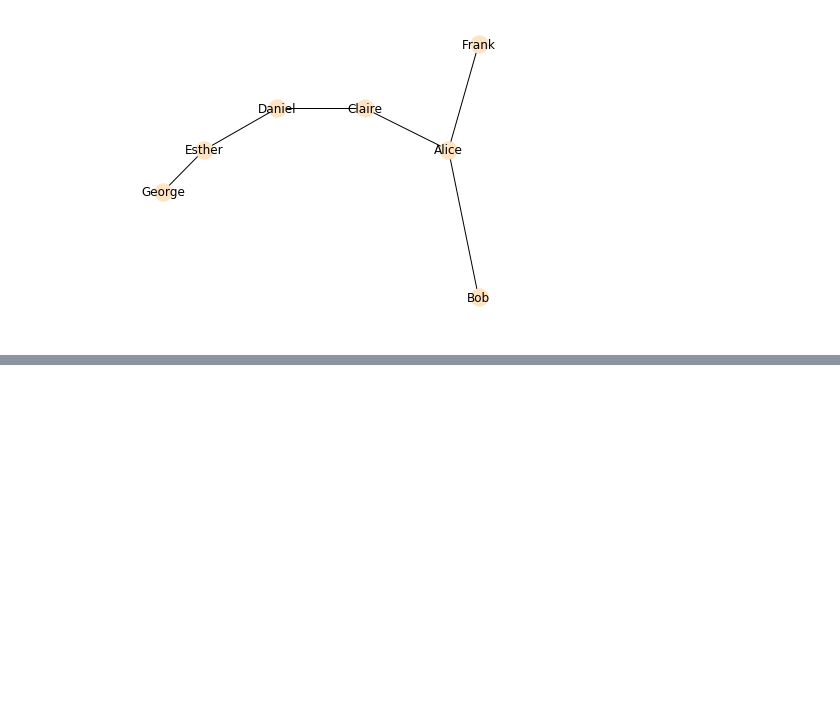
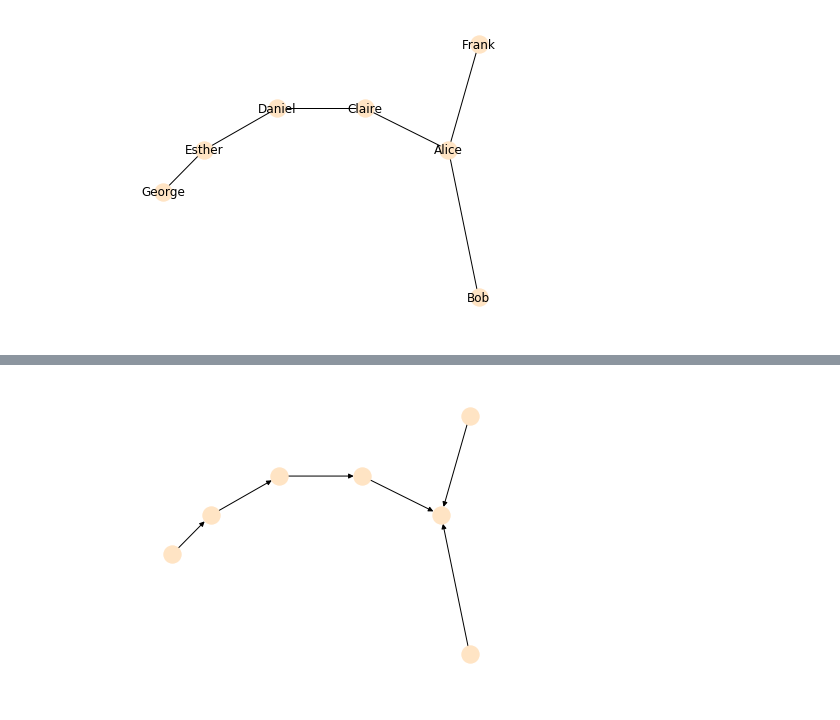
Before and after one commit to samy280497/datawrangling, a Jupyter notebook: Python data wrangling complete notebook.ipynb, the cells around one changed output, grey strips where cells are left out. Cells and saved outputs as stored; diff of their text form; code cells hidden in the pictures; blank space fills up the shorter version.

```diff
--- a/Python data wrangling complete notebook.ipynb
+++ b/Python data wrangling complete notebook.ipynb
@@ -2049,0 +2104,4 @@ nx.draw_spectral(G,labels=labeldict,node_color='bisque',with_labels=True)
+# %%
+nx.draw_spectral(DG,node_color = 'bisque',with_label=True)
+# %% [output]
+[figure, added]
```
Also changed, not shown: parts of 26 cells of this notebook, 2 other files.
